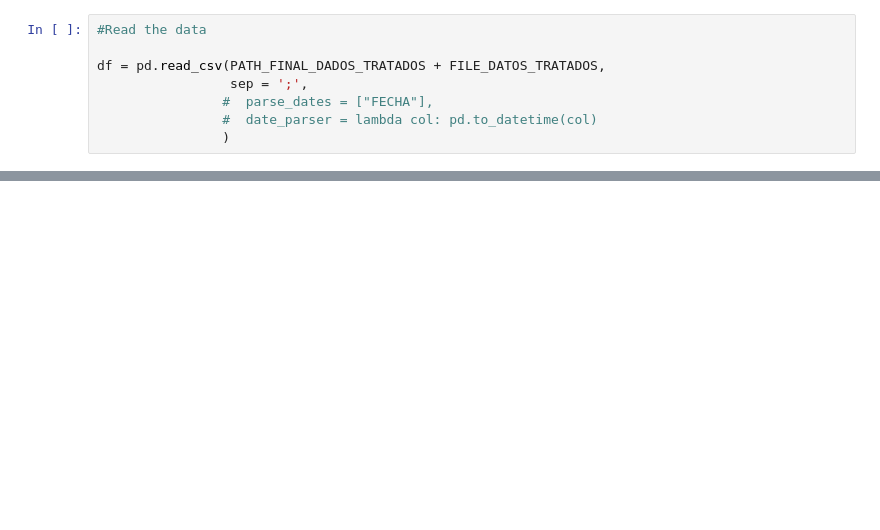
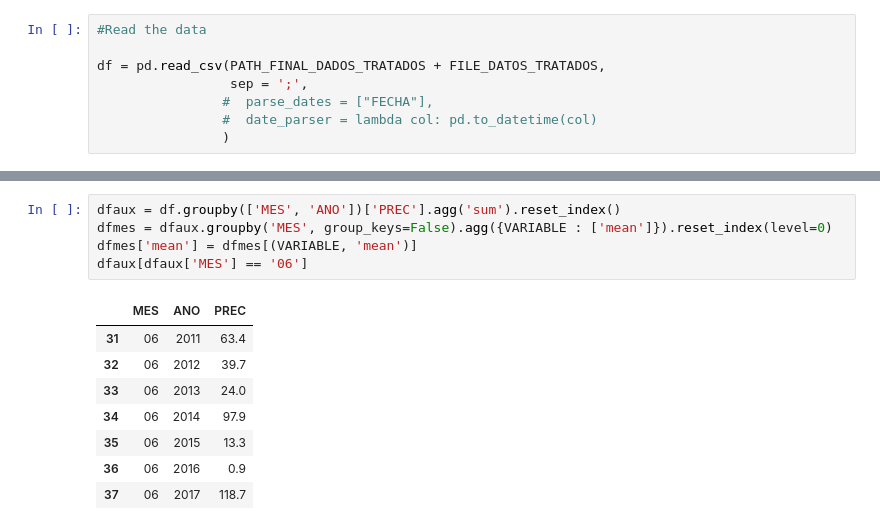
Before and after one commit to chris051091/Seminario-3, a Jupyter notebook: climatologia/src/palanquero/Climatologia_Precipitación_Palanquero.ipynb, the cells around one changed output, grey strips where cells are left out. Drawn from its saved outputs; the diff is of its cells as text; blank space fills up the shorter version.

```diff
--- a/climatologia/src/palanquero/Climatologia_Precipitación_Palanquero.ipynb
+++ b/climatologia/src/palanquero/Climatologia_Precipitación_Palanquero.ipynb
@@ -118,3 +65,17 @@ See the caveats in the documentation: https://pandas.pydata.org/pandas-docs/stab
+# %%
+dfaux = df.groupby(['MES', 'ANO'])['PREC'].agg('sum').reset_index()
+dfmes = dfaux.groupby('MES', group_keys=False).agg({VARIABLE : ['mean']}).reset_index(level=0)
+dfmes['mean'] = dfmes[(VARIABLE, 'mean')]
+dfaux[dfaux['MES'] == '06']
+# %% [output]
+|  | MES | ANO | PREC |
+| 31 | 06 | 2011 | 63.4 |
+| 32 | 06 | 2012 | 39.7 |
+| 33 | 06 | 2013 | 24.0 |
+| 34 | 06 | 2014 | 97.9 |
+| 35 | 06 | 2015 | 13.3 |
+| 36 | 06 | 2016 | 0.9 |
+| 37 | 06 | 2017 | 118.7 |
 # %%
 #Start every matrix
 
```
Also changed, not shown: parts of 7 cells of this notebook.
